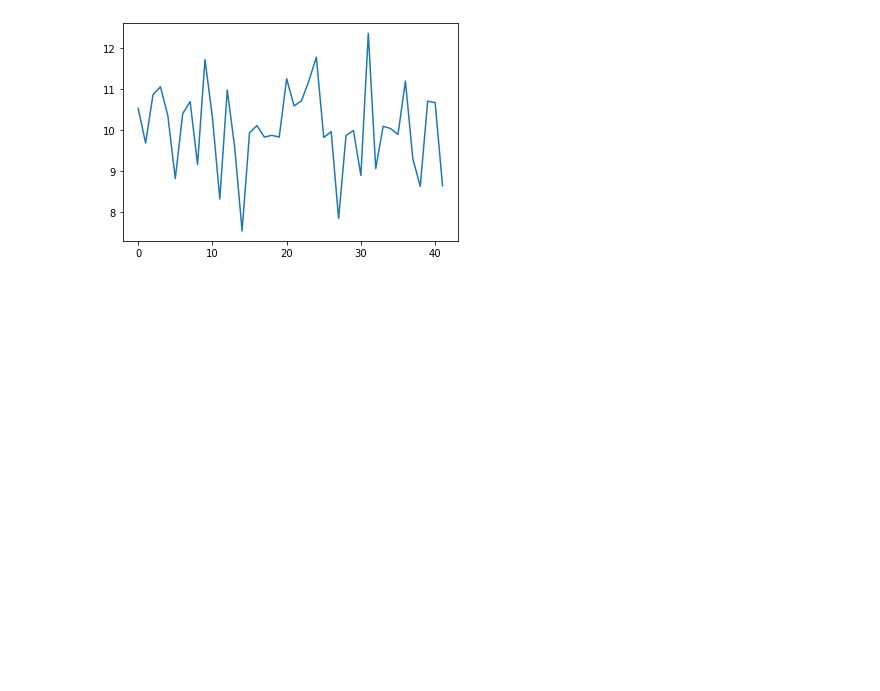
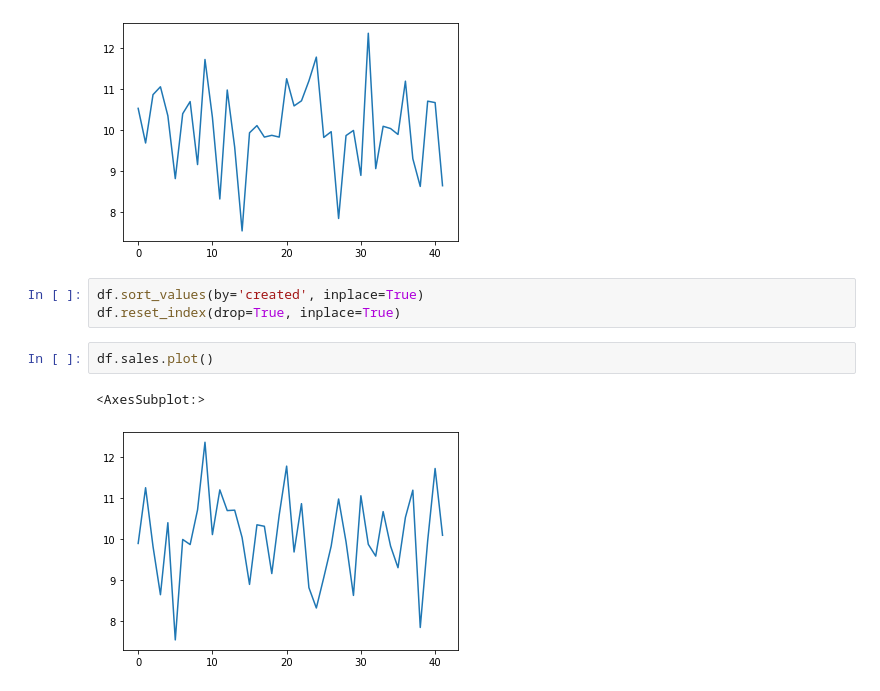
Before and after one commit to qSergio/sometimes-is-rocket-science, a Jupyter notebook: Time_Series_by_a_Dummy/Untitled22.ipynb, the cells around one changed output. Saved outputs shown, nothing was run; the diff lists cells and outputs as text; blank space fills up the shorter version.

```diff
--- a/Time_Series_by_a_Dummy/Untitled22.ipynb
+++ b/Time_Series_by_a_Dummy/Untitled22.ipynb
@@ -19,3 +19,11 @@ df.sales.plot()
 # %% [output]
 <AxesSubplot:>
 [figure]
+# %%
+df.sort_values(by='created', inplace=True)
+df.reset_index(drop=True, inplace=True)
+# %%
+df.sales.plot()
+# %% [output]
+<AxesSubplot:>
+[figure, added]
```
Also changed, not shown: parts of 3 cells of this notebook, 1 other file.
